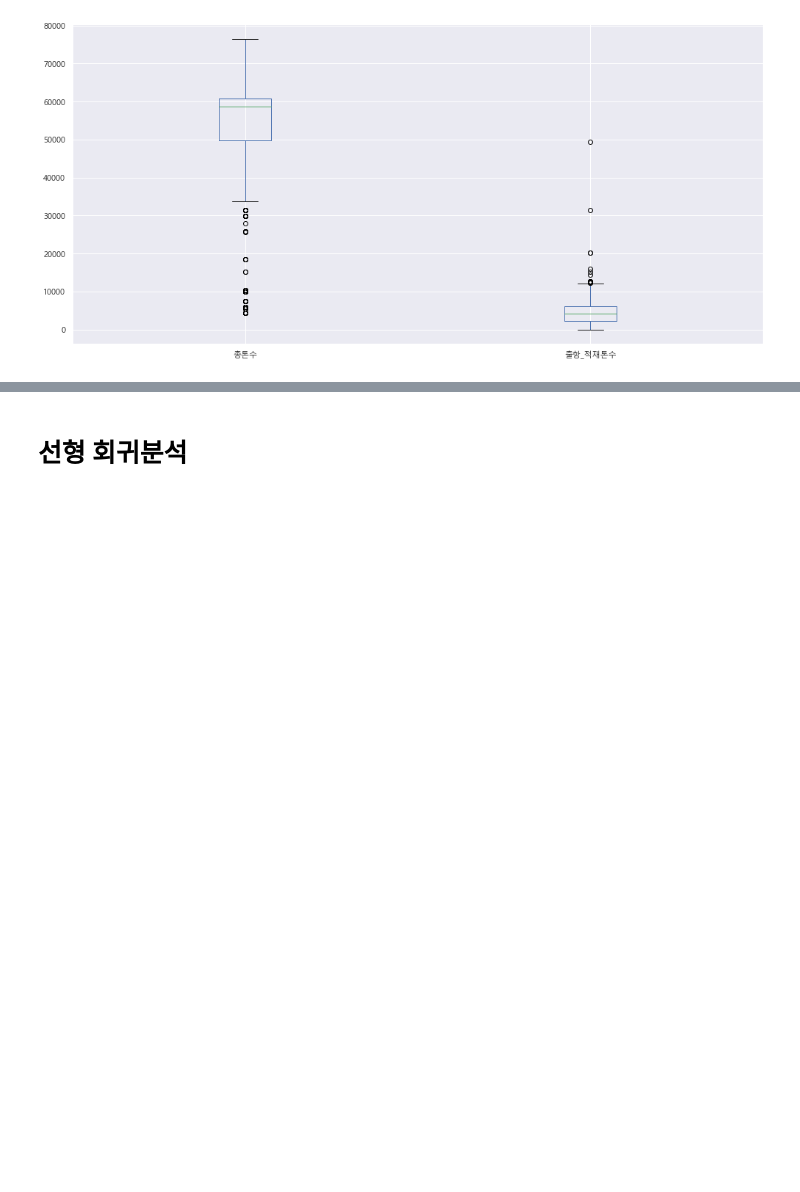
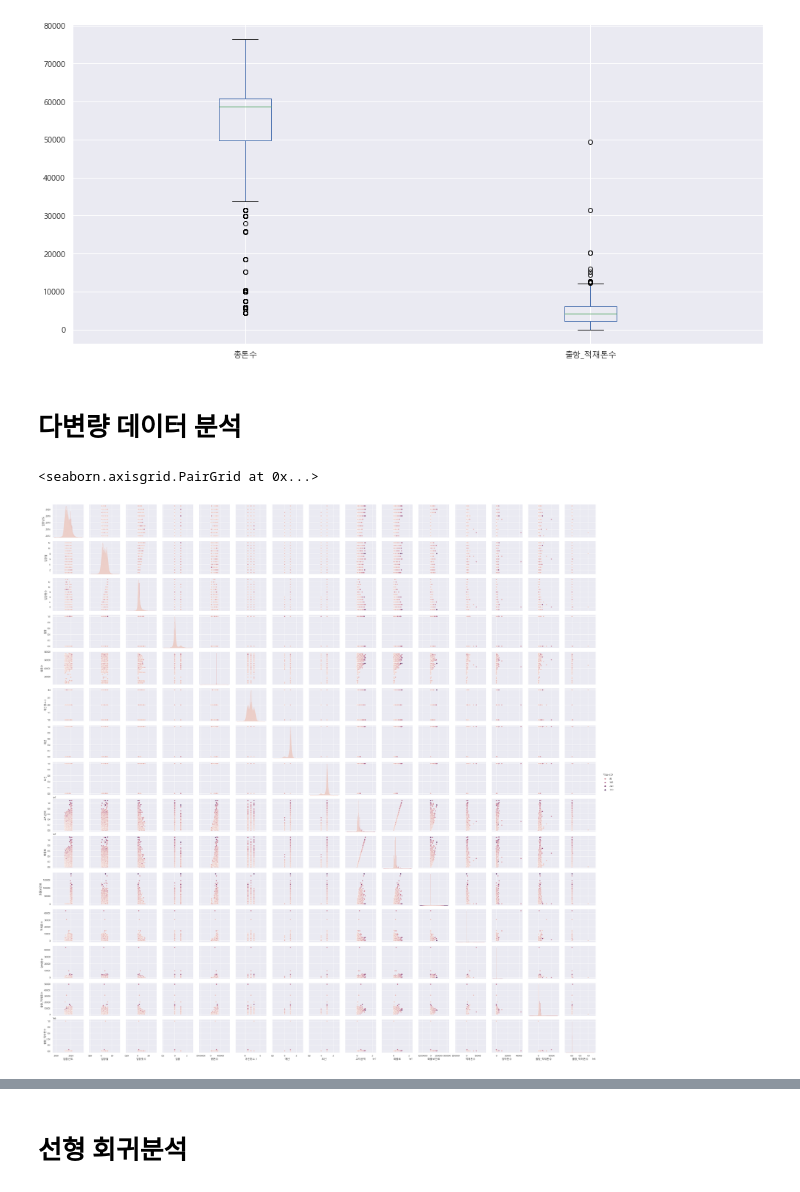
Before and after one commit to one-gidung/UPA_Smart_Port, a Jupyter notebook: Merged data EDA 7차.ipynb, the cells around one changed output, grey strips where cells are left out. Saved outputs shown, nothing was run; the diff lists cells and outputs as text; code cells hidden in the pictures; blank space fills up the shorter version.

```diff
--- a/Merged data EDA 7차.ipynb
+++ b/Merged data EDA 7차.ipynb
@@ -282,3 +282,11 @@ df[['총톤수','출항_적재톤수']].plot(kind='box')
 # %% [output]
 <AxesSubplot:>
 [figure]
+# %% [markdown]
+# 다변량 데이터 분석
+# %%
+# 작업시간 pairplot?
+sns.pairplot(df[''], hue='작업시간')
+# %% [output]
+<seaborn.axisgrid.PairGrid at 0x...>
+[figure, added]
```
Also changed, not shown: parts of 1 cell of this notebook, 1 other file.
